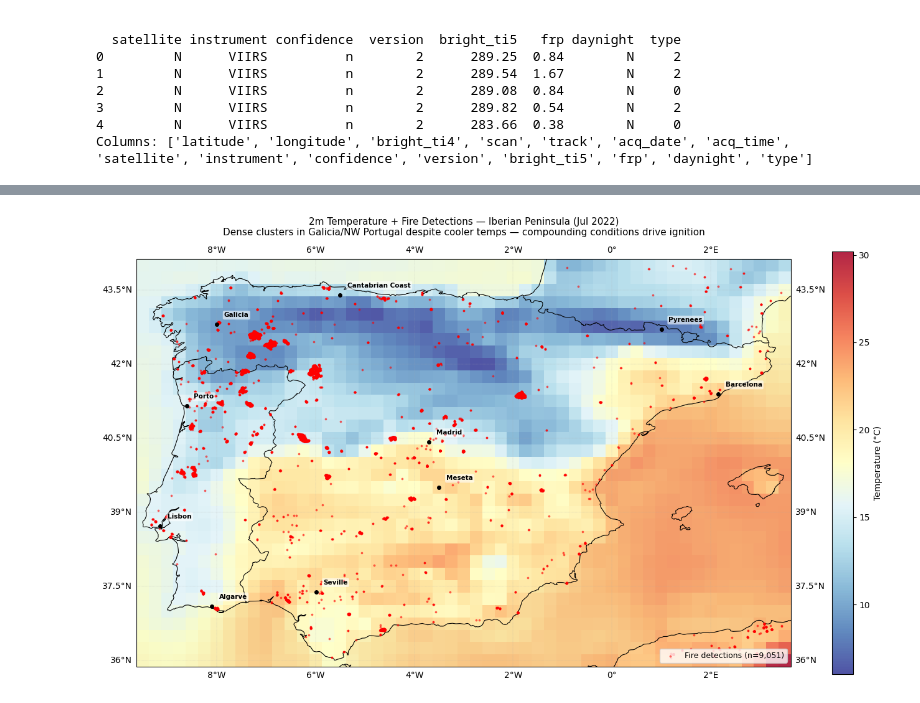
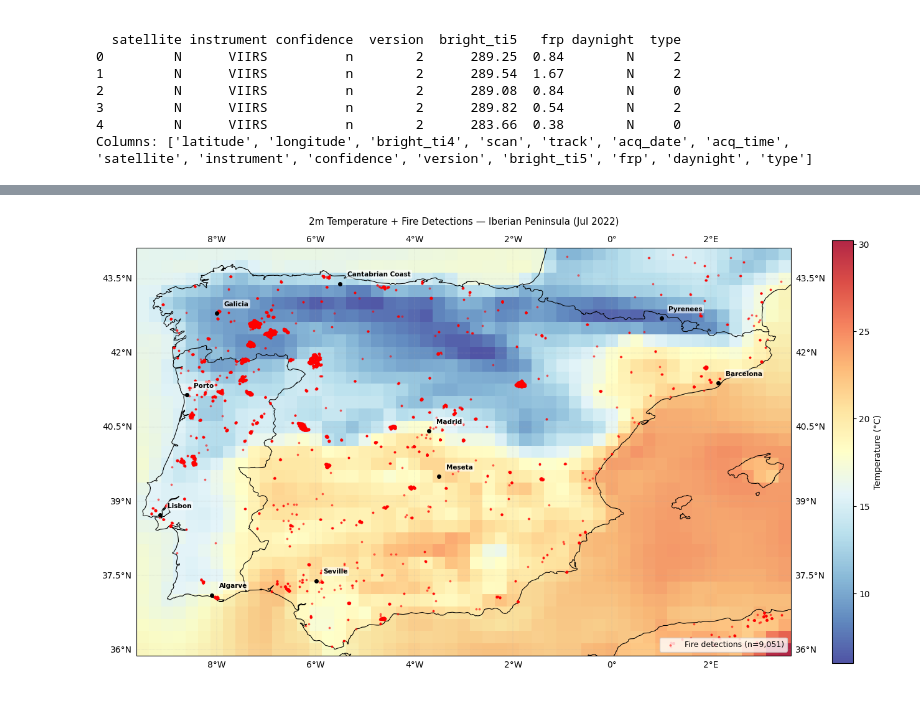
Before and after one commit to GentRoyal/wildfire-spotting, a Jupyter notebook: notebooks/01_era5_exploration.ipynb, the cells around one changed output, grey strips where cells are left out. Cells and saved outputs as stored; diff of their text form; code cells hidden in the pictures.

Commit message:
Added image to Readme

```diff
--- a/notebooks/01_era5_exploration.ipynb
+++ b/notebooks/01_era5_exploration.ipynb
@@ -104,12 +66,4 @@ VIIRS SNPP fire detections overlaid on surface temperature for July 2022. The sp
 # %%
-import geopandas as gpd
-import xarray as xr
-import pandas as pd
-import matplotlib.pyplot as plt
-import cartopy.crs as ccrs
-import cartopy.feature as cfeature
-from pathlib import Path
-
 # Key locations to annotate
 locations = {
     "Lisbon": (-9.14, 38.72),
@@ -169,33 +123,32 @@ for name, (lon, lat) in locations.items():
         lon + 0.15, lat + 0.15,
         name,
         fontsize=7.5,
         fontweight="bold",
         color="black",
         transform=ccrs.PlateCarree(),
         zorder=7,
         bbox=dict(
             facecolor="white",
             alpha=0.6,
             edgecolor="none",
             boxstyle="round,pad=0.2"
         )
     )
 
 # Map features
 ax.add_feature(cfeature.BORDERS, linewidth=0.8, edgecolor="black")
 ax.add_feature(cfeature.COASTLINE, linewidth=0.8)
 ax.add_feature(cfeature.OCEAN, facecolor="lightblue", alpha=0.4)
 ax.gridlines(draw_labels=True, linewidth=0.3, linestyle="--", alpha=0.5)
 
 plt.title(
-    "2m Temperature + Fire Detections — Iberian Peninsula (Jul 2022)\n"
-    "Dense clusters in Galicia/NW Portugal despite cooler temps — compounding conditions drive ignition",
+    "2m Temperature + Fire Detections — Iberian Peninsula (Jul 2022)",
     fontsize=11,
     pad=12
 )
 plt.legend(loc="lower right", fontsize=9)
 plt.tight_layout()
 # plt.savefig("../data/external/iberia_fire_map_july2022.png", dpi=150, bbox_inches="tight")
 plt.show()
 # %% [output]
-[figure, old version]
+[figure, new version]
```
Also changed, not shown: parts of 5 cells of this notebook, 1 other file.
